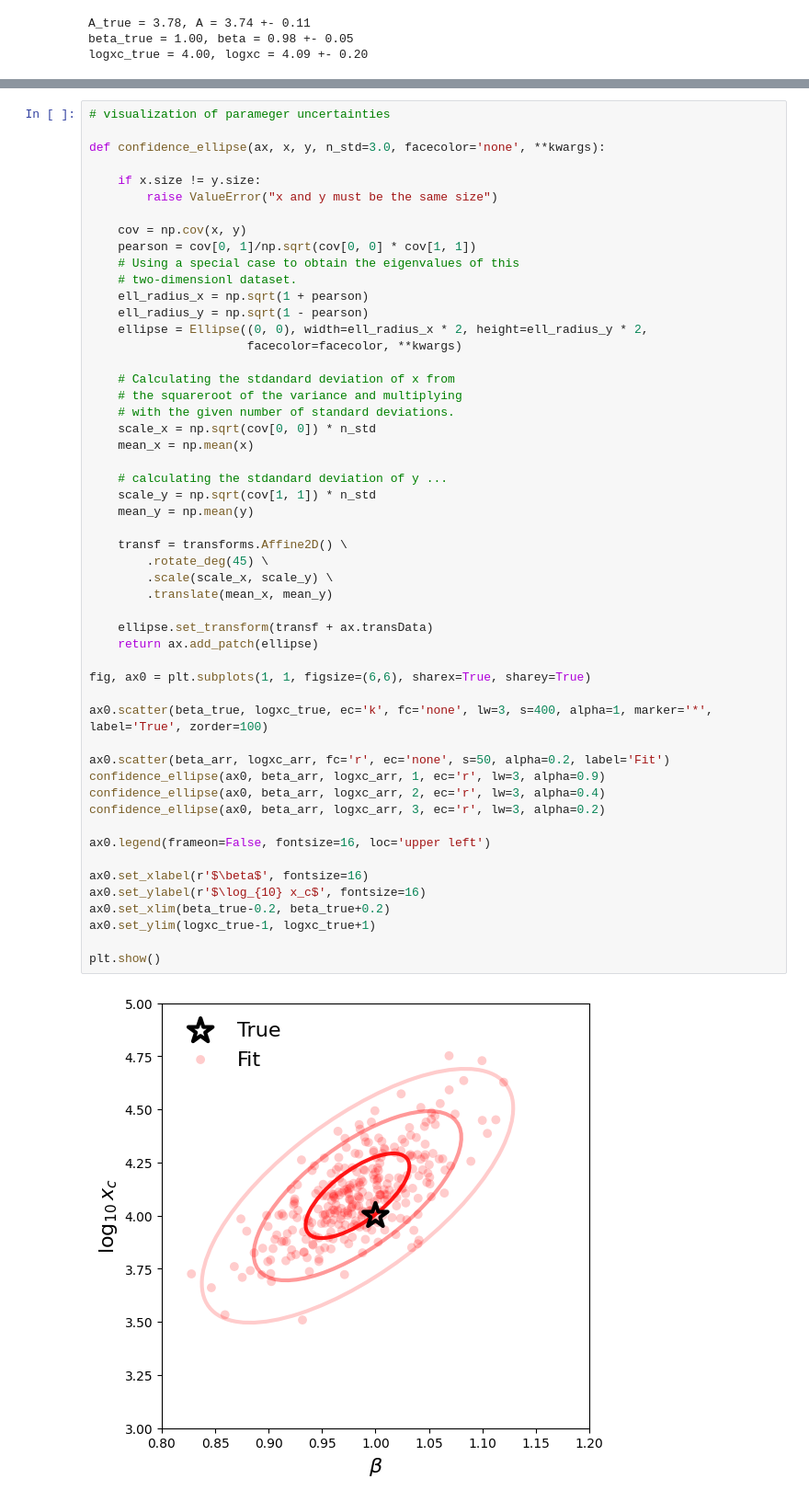
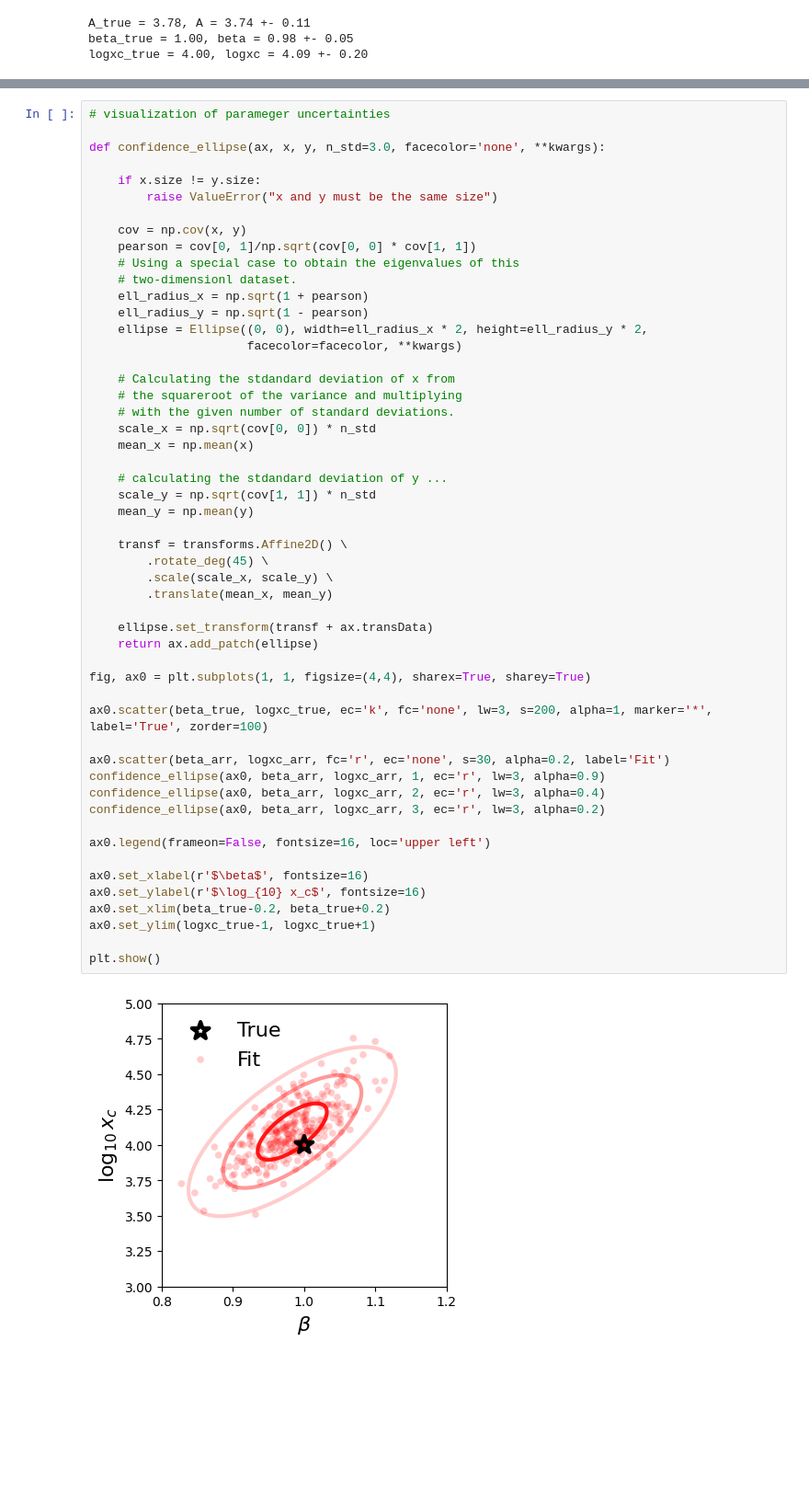
Before and after one commit to ybillchen/useful_scripts, a Jupyter notebook: fit_poisson.ipynb, the cells around one changed output, grey strips where cells are left out. Shown: that part at 92% size. Saved outputs shown, nothing was run; the diff lists cells and outputs as text; blank space fills up the shorter version.

```diff
--- a/fit_poisson.ipynb
+++ b/fit_poisson.ipynb
@@ -156,34 +156,34 @@ def confidence_ellipse(ax, x, y, n_std=3.0, facecolor='none', **kwargs):
     scale_x = np.sqrt(cov[0, 0]) * n_std
     mean_x = np.mean(x)
 
     # calculating the stdandard deviation of y ...
     scale_y = np.sqrt(cov[1, 1]) * n_std
     mean_y = np.mean(y)
 
     transf = transforms.Affine2D() \
         .rotate_deg(45) \
         .scale(scale_x, scale_y) \
         .translate(mean_x, mean_y)
 
     ellipse.set_transform(transf + ax.transData)
     return ax.add_patch(ellipse)
 
-fig, ax0 = plt.subplots(1, 1, figsize=(6,6), sharex=True, sharey=True)
+fig, ax0 = plt.subplots(1, 1, figsize=(4,4), sharex=True, sharey=True)
 
-ax0.scatter(beta_true, logxc_true, ec='k', fc='none', lw=3, s=400, alpha=1, marker='*', label='True', zorder=100)
+ax0.scatter(beta_true, logxc_true, ec='k', fc='none', lw=3, s=200, alpha=1, marker='*', label='True', zorder=100)
 
-ax0.scatter(beta_arr, logxc_arr, fc='r', ec='none', s=50, alpha=0.2, label='Fit')
+ax0.scatter(beta_arr, logxc_arr, fc='r', ec='none', s=30, alpha=0.2, label='Fit')
 confidence_ellipse(ax0, beta_arr, logxc_arr, 1, ec='r', lw=3, alpha=0.9)
 confidence_ellipse(ax0, beta_arr, logxc_arr, 2, ec='r', lw=3, alpha=0.4)
 confidence_ellipse(ax0, beta_arr, logxc_arr, 3, ec='r', lw=3, alpha=0.2)
 
 ax0.legend(frameon=False, fontsize=16, loc='upper left')
 
 ax0.set_xlabel(r'$\beta$', fontsize=16)
 ax0.set_ylabel(r'$\log_{10} x_c$', fontsize=16)
 ax0.set_xlim(beta_true-0.2, beta_true+0.2)
 ax0.set_ylim(logxc_true-1, logxc_true+1)
 
 plt.show()
 # %% [output]
-[figure, old version]
+[figure, new version]
```
Also changed, not shown: parts of 1 cell of this notebook.
